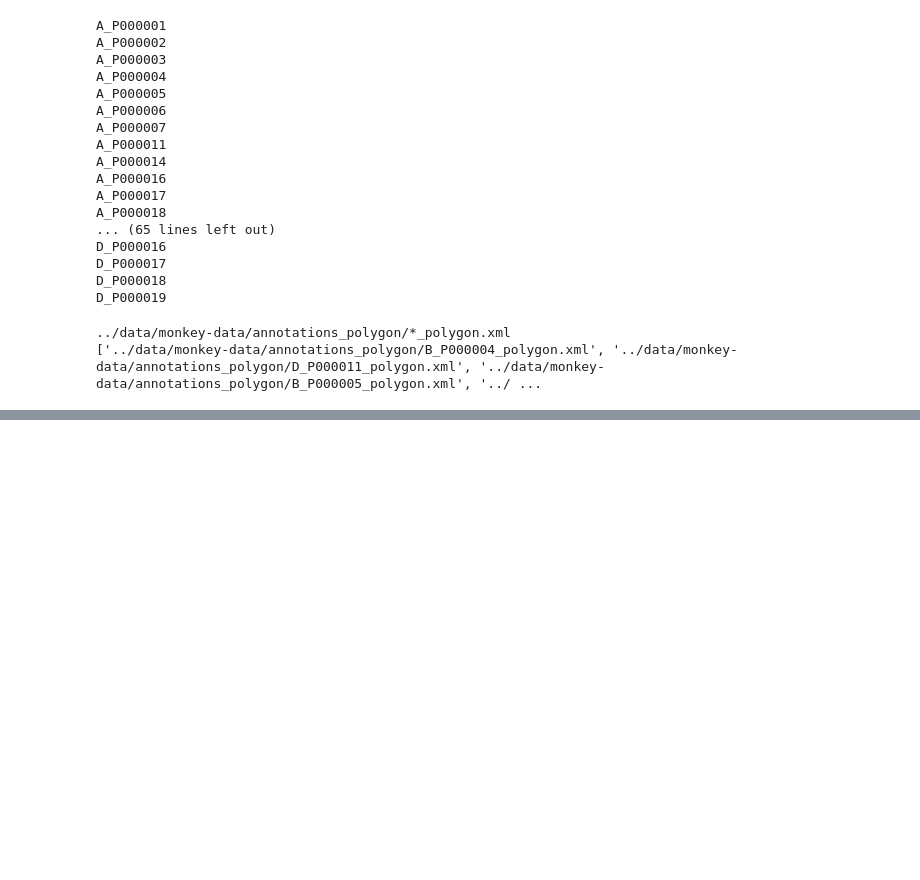
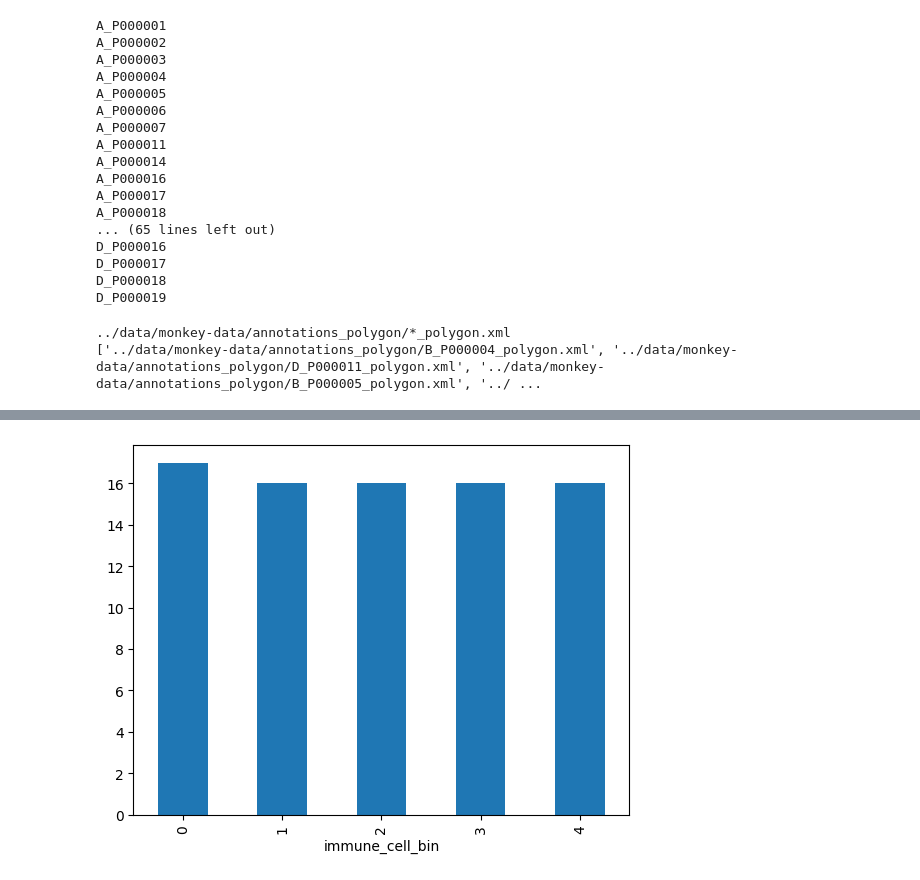
Before and after one commit to AImageLab-zip/MONKEY_challenge_ziplab, a Jupyter notebook: source/notebooks/1_data_prep.ipynb, the cells around one changed output, grey strips where cells are left out. Drawn from its saved outputs; the diff is of its cells as text; code cells hidden in the pictures; blank space fills up the shorter version.

```diff
--- a/source/notebooks/1_data_prep.ipynb
+++ b/source/notebooks/1_data_prep.ipynb
@@ -372,0 +478,26 @@ def make_yml_splits(dataset_df:str, method="random", output_path:str = "./" ):
+# %%
+def create_quantile_bins(dataset_df, n_bins=5):
+    """
+    Create bins based on quantiles of the total cell count.
+
+    Parameters:
+        dataset_df (pd.DataFrame): The input dataframe.
+        n_bins (int): Number of bins (quantiles).
+
+    Returns:
+        pd.DataFrame: The dataframe with a new 'immune_cell_bin' column.
+    """
+    dataset_df = dataset_df.copy()
+    dataset_df["Total_cells"] = dataset_df["Nb_lymphocytes"] + dataset_df["Nb_monocytes"]
+
+    dataset_df["immune_cell_bin"] = pd.qcut(
+        dataset_df["Total_cells"], q=n_bins, labels=range(n_bins)
+    )
+    return dataset_df
+
+dataset_df_cells_splits = create_quantile_bins(dataset_df, n_bins=5)
+
+dataset_df_cells_splits["immune_cell_bin"].value_counts().plot(kind="bar")
+plt.show()
+# %% [output]
+[figure, added]
```
Also changed, not shown: parts of 8 cells of this notebook, 1 other file.
